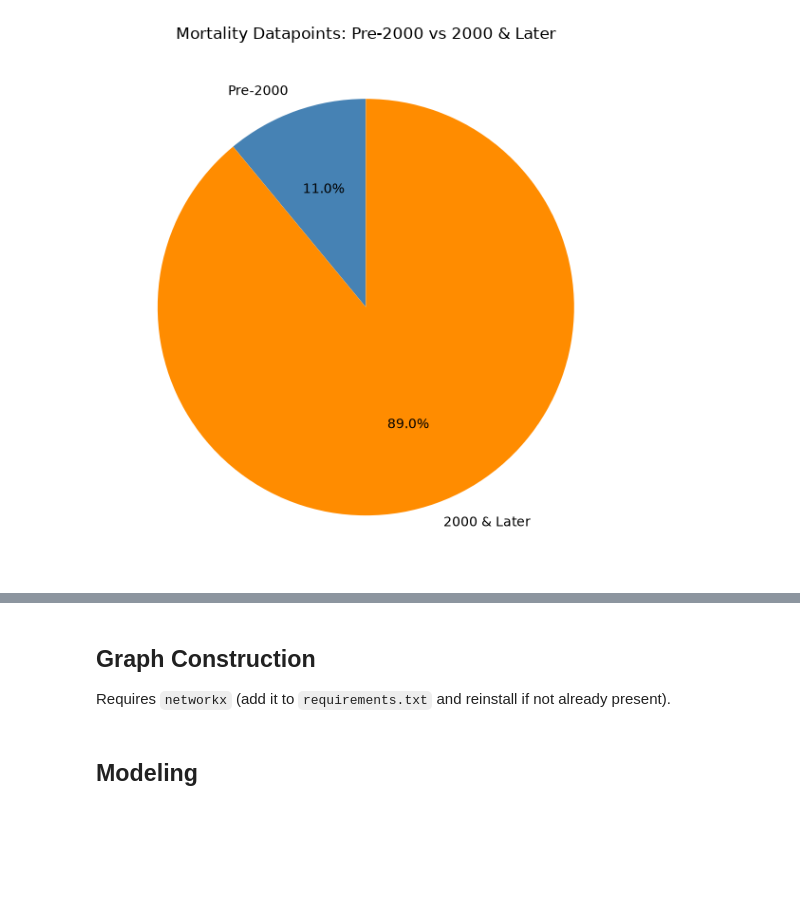
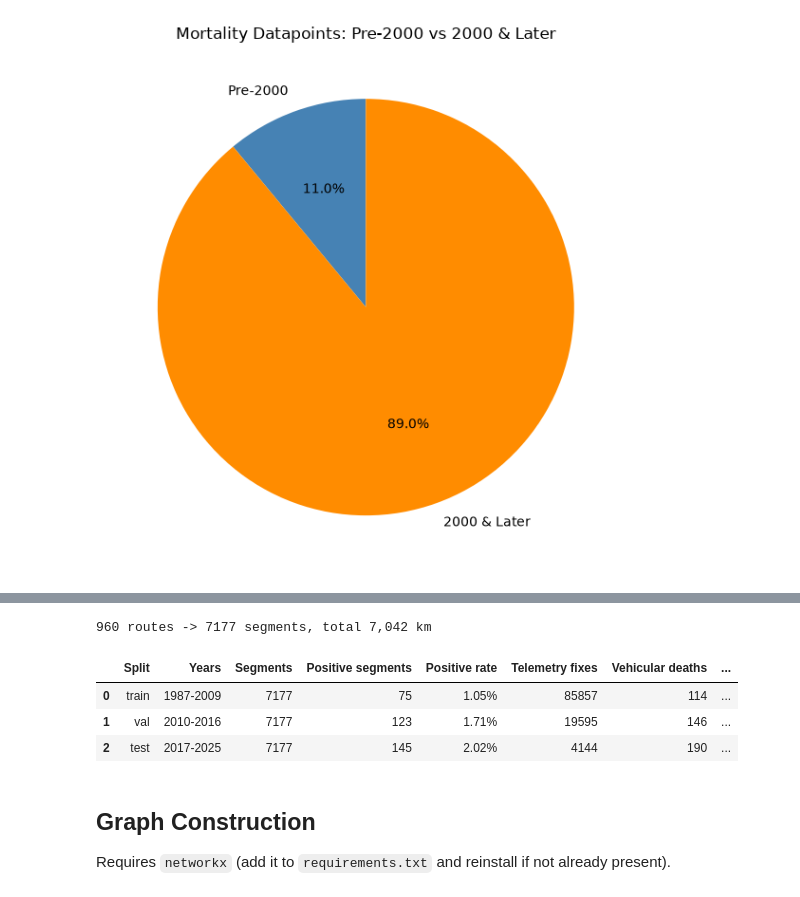
Before and after one commit to JerRMartin/Graph-Based-Risk-Mapping, a Jupyter notebook: notebooks/notebook.ipynb, the cells around one changed output, grey strips where cells are left out. Saved outputs shown, nothing was run; the diff lists cells and outputs as text; code cells hidden in the pictures; blank space fills up the shorter version.

```diff
--- a/notebooks/notebook.ipynb
+++ b/notebooks/notebook.ipynb
@@ -234,0 +308,30 @@ plt.show()
+# %%
+# Build road segments inside the study area
+from shapely.ops import substring
+
+study_area = tel_g.geometry.buffer(STUDY_BUFFER).union_all()
+roads_study = roads[roads.intersects(study_area)].copy()
+
+def split_line(geom, seg_len):
+    """Cut a (multi)linestring into pieces of ~seg_len metres."""
+    parts = list(geom.geoms) if geom.geom_type == "MultiLineString" else [geom]
+    out = []
+    for part in parts:
+        n = max(1, int(round(part.length / seg_len)))
+        step = part.length / n
+        out += [substring(part, i * step, (i + 1) * step) for i in range(n)]
+    return out
+
+rows = []
+for _, r in roads_study.iterrows():
+    for piece in split_line(r.geometry, SEG_LEN):
+        rows.append({"ROAD_ID": r["ROAD_ID"], "RD_STATUS": r["RD_STATUS"],
+                     "COUNTYDOT": r["COUNTYDOT"], "geometry": piece})
+segs = gpd.GeoDataFrame(rows, geometry="geometry", crs=CRS)
+segs = segs[segs.length > 0].reset_index(drop=True)
+segs["seg_id"] = np.arange(len(segs))
+segs["length_m"] = segs.length
+
+print(f"{len(roads_study)} routes -> {len(segs)} segments, total {segs.length_m.sum()/1000:,.0f} km")
+# %% [output]
+960 routes -> 7177 segments, total 7,042 km
@@ -235,3 +378,20 @@ plt.show()
+# %%
+# Split statistics table (paper table: dataset splits)
+split_stats = pd.DataFrame([
+    {"Split": k, "Years": f"{SPLITS[k][0]}-{SPLITS[k][1]}",
+     "Segments": len(v["y"]), "Positive segments": int(v["y"].sum()),
+     "Positive rate": f"{v['y'].mean():.2%}",
+     "Telemetry fixes": int(tel_g.year.between(*SPLITS[k]).sum()),
+     "Vehicular deaths": int(vm_g.YEAR.between(*SPLITS[k]).sum()),
+     "Deaths matched to a segment": int(vm_near.YEAR.between(*SPLITS[k]).sum())}
+    for k, v in data.items()
+])
+split_stats
+# %% [output]
+|  | Split | Years | Segments | Positive segments | Positive rate | Telemetry fixes | Vehicular deaths | ... |
+| 0 | train | 1987-2009 | 7177 | 75 | 1.05% | 85857 | 114 | ... |
+| 1 | val | 2010-2016 | 7177 | 123 | 1.71% | 19595 | 146 | ... |
+| 2 | test | 2017-2025 | 7177 | 145 | 2.02% | 4144 | 190 | ... |
 # %% [markdown]
 ## Graph Construction
 
@@ -242,5 +402,3 @@ Requires `networkx` (add it to `requirements.txt` and reinstall if not already p
 # G = nx.Graph()
 # G.add_edges_from(edge_list)
 # nx.draw(G, with_labels=True, node_color="lightblue")
-# %% [markdown]
-## Modeling
```
Also changed, not shown: parts of 12 cells of this notebook, 2 other files.
